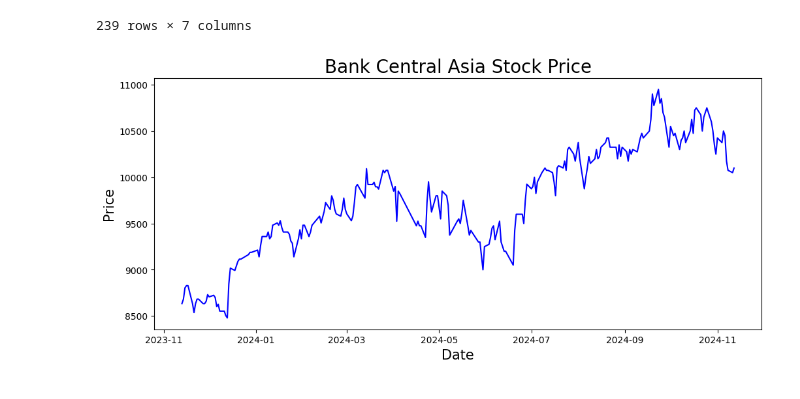
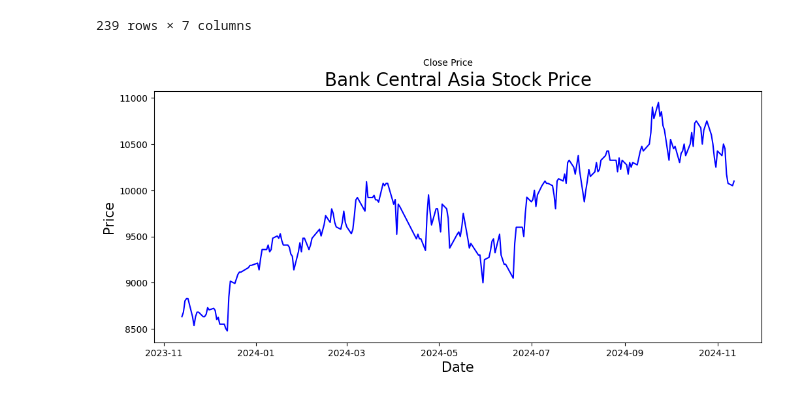
Before and after one commit to JoshInkiriwang/Data_Science_Dicoding, a Jupyter notebook: Analisis_Data_Python/Data_Visualisation.ipynb, the cells around one changed output. Saved outputs shown, nothing was run; the diff lists cells and outputs as text; code cells hidden in the pictures.

```diff
--- a/Analisis_Data_Python/Data_Visualisation.ipynb
+++ b/Analisis_Data_Python/Data_Visualisation.ipynb
@@ -262,9 +262,10 @@ display(df)
 # %%
 plt.figure(figsize=(12, 5))
 plt.plot(df.index, df['Close'], color='blue')
 plt.xlabel('Date', size=15)
 plt.ylabel('Price', size=15)
 plt.title('Bank Central Asia Stock Price', size=20)
+plt.suptitle('Close Price', size=10)
 plt.show()
 # %% [output]
-[figure, old version]
+[figure, new version]
```
Also changed, not shown: parts of 9 cells of this notebook.
